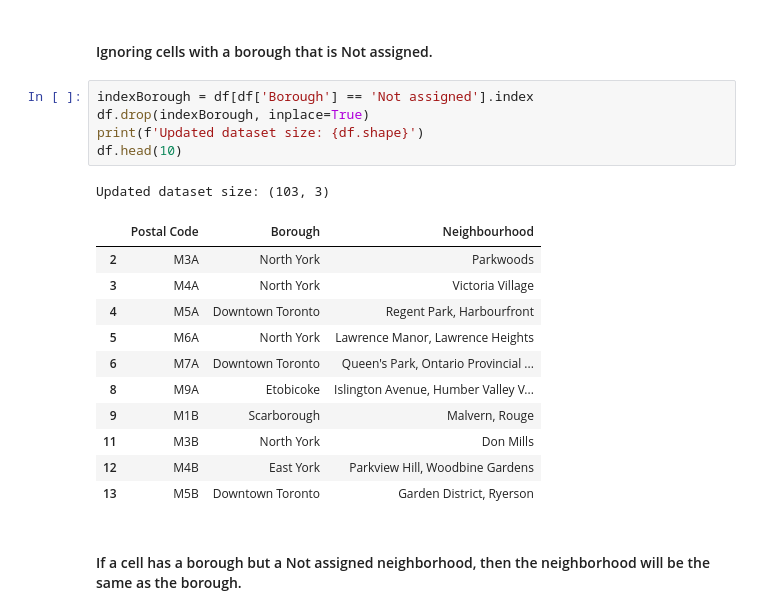
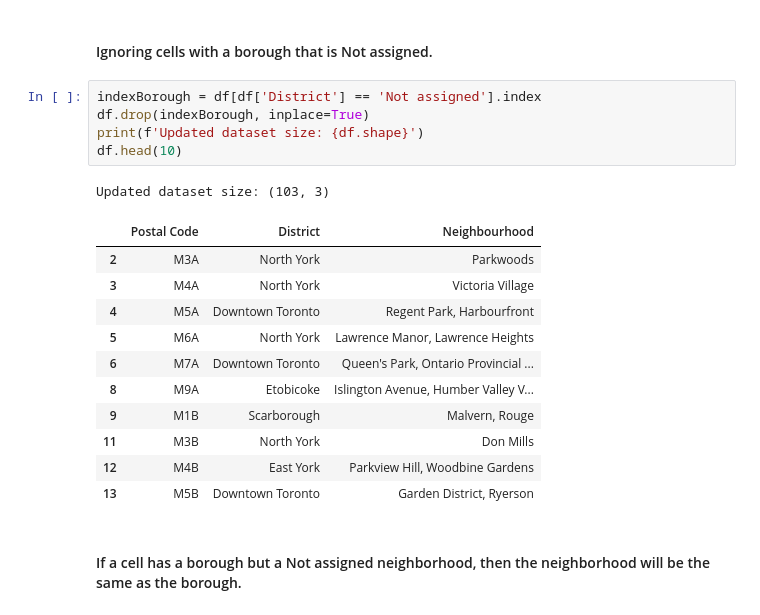
Before and after one commit to jbizzlefoshizzle/IBM_Capstone_Project, a Jupyter notebook: Capstone Project Notebook.ipynb, the cells around one changed output. Cells and saved outputs as stored; diff of their text form.

```diff
--- a/Capstone Project Notebook.ipynb
+++ b/Capstone Project Notebook.ipynb
@@ -43,13 +43,13 @@ Initial dataset size: (180, 3)
 # %% [markdown]
 #### Ignoring cells with a borough that is Not assigned.
 # %%
-indexBorough = df[df['Borough'] == 'Not assigned'].index
+indexBorough = df[df['District'] == 'Not assigned'].index
 df.drop(indexBorough, inplace=True)
 print(f'Updated dataset size: {df.shape}')
 df.head(10)
 # %% [output]
 Updated dataset size: (103, 3)
-|  | Postal Code | Borough | Neighbourhood |
+|  | Postal Code | District | Neighbourhood |
 | 2 | M3A | North York | Parkwoods |
 | 3 | M4A | North York | Victoria Village |
 | 4 | M5A | Downtown Toronto | Regent Park, Harbourfront |
```
Also changed, not shown: parts of 6 cells of this notebook.
